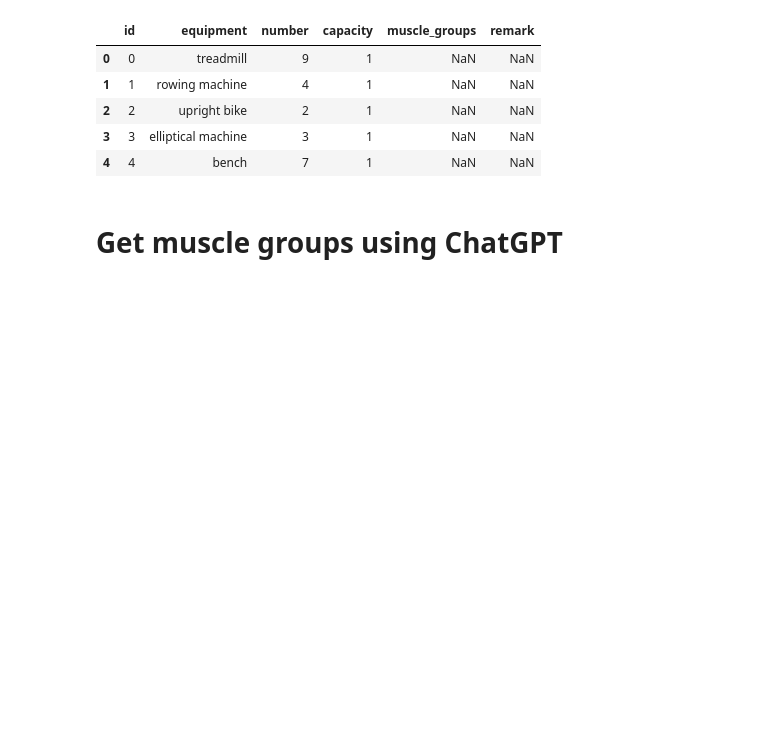
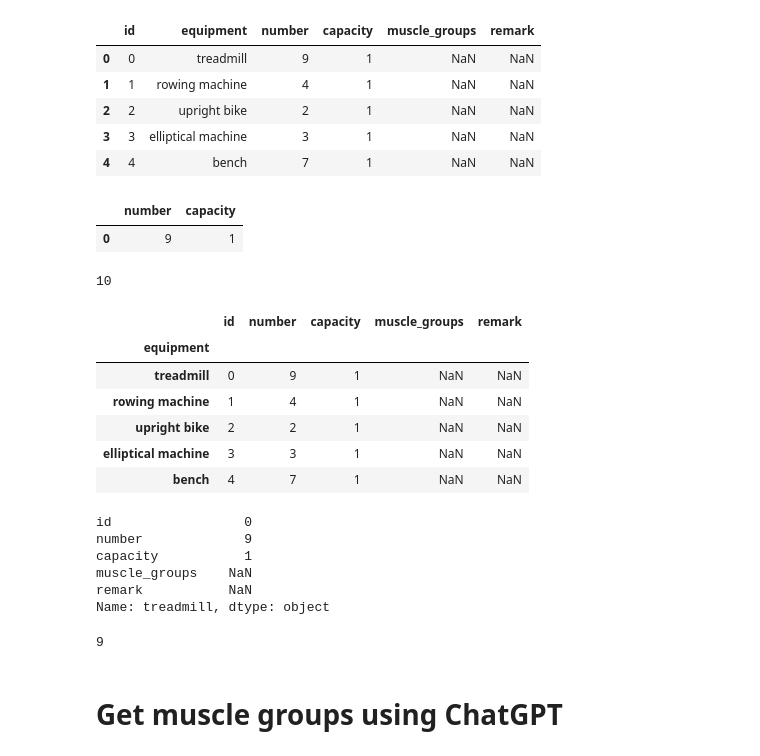
Before and after one commit to Hlinm-qq/Gym-Workout_flow-Optimizer, a Jupyter notebook: muscle_group.ipynb, the cells around one changed output. Saved outputs shown, nothing was run; the diff lists cells and outputs as text; code cells hidden in the pictures; blank space fills up the shorter version.

```diff
--- a/muscle_group.ipynb
+++ b/muscle_group.ipynb
@@ -27,3 +27,40 @@ equipment.head()
 | 2 | 2 | upright bike | 2 | 1 | NaN | NaN |
 | 3 | 3 | elliptical machine | 3 | 1 | NaN | NaN |
 | 4 | 4 | bench | 7 | 1 | NaN | NaN |
+# %%
+equipment.loc[equipment['equipment'] == 'treadmill', ['number', 'capacity']]
+# %% [output]
+|  | number | capacity |
+| 0 | 9 | 1 |
+# %%
+equipment.loc[equipment["equipment"] == 'treadmill', ["number", "capacity"]].sum(axis=1)[0]
+# %% [output]
+10
+# %%
+import random
+random.seed(1126)
+dset = equipment.copy()
+dset = dset.set_index('equipment')
+# %%
+dset.head()
+# %% [output]
+|  | id | number | capacity | muscle_groups | remark |
+| equipment |  |  |  |  |  |
+| treadmill | 0 | 9 | 1 | NaN | NaN |
+| rowing machine | 1 | 4 | 1 | NaN | NaN |
+| upright bike | 2 | 2 | 1 | NaN | NaN |
+| elliptical machine | 3 | 3 | 1 | NaN | NaN |
+| bench | 4 | 7 | 1 | NaN | NaN |
+# %%
+dset.loc['treadmill']
+# %% [output]
+id                 0
+number             9
+capacity           1
+muscle_groups    NaN
+remark           NaN
+Name: treadmill, dtype: object
+# %%
+dset.loc['treadmill']['number']
+# %% [output]
+9
```
Also changed, not shown: parts of 5 cells of this notebook, 1 other file.
